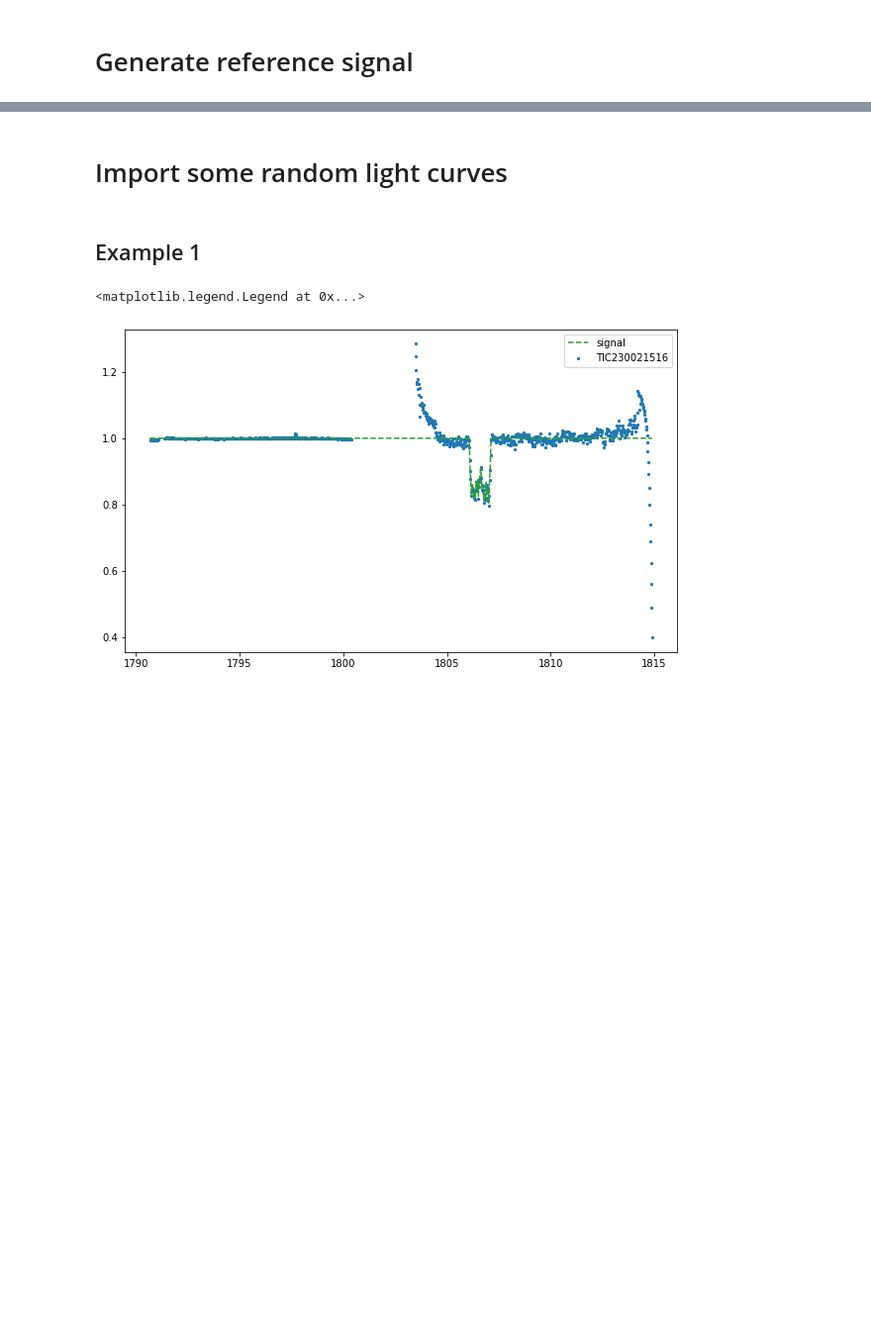
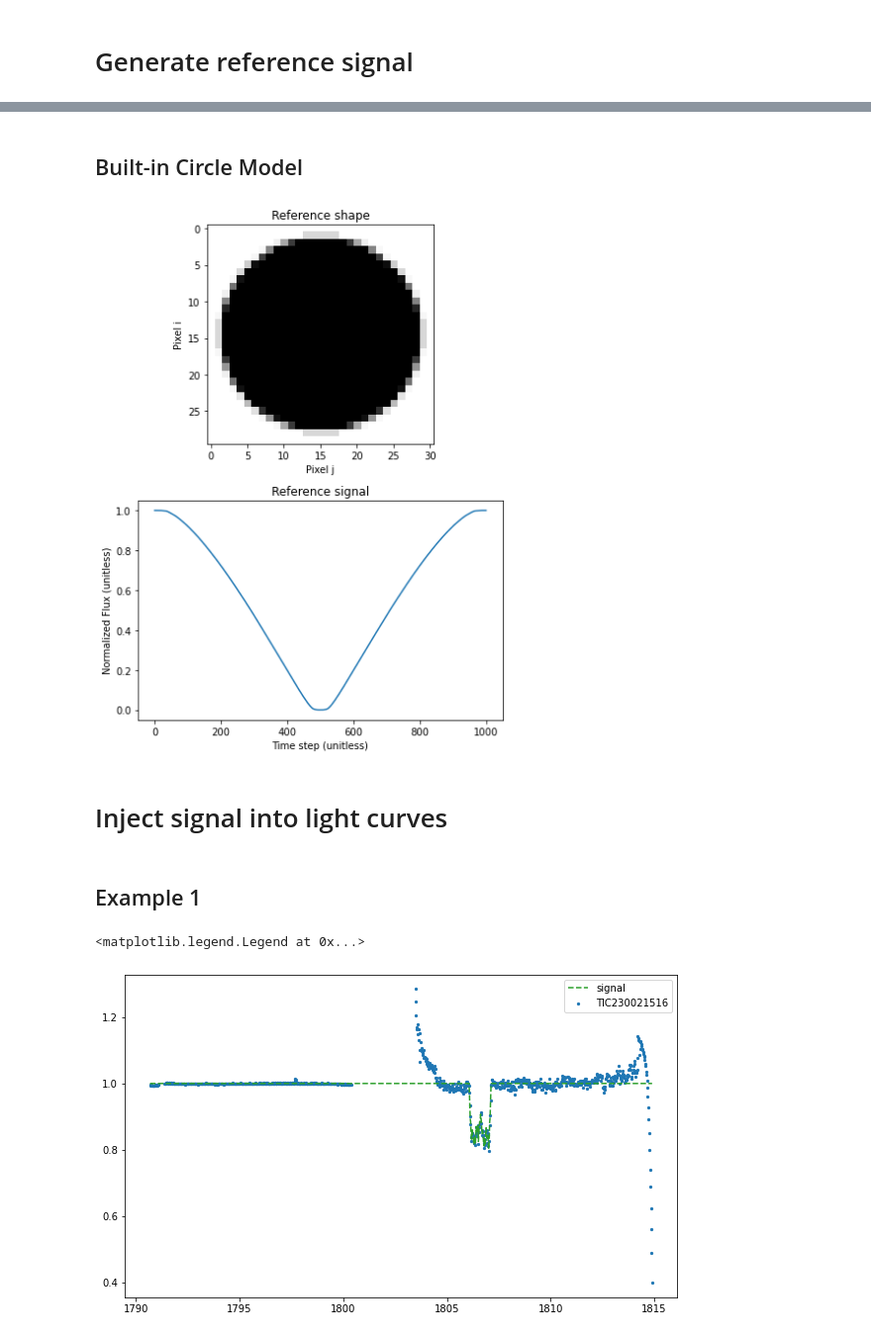
Before and after one commit to d-giles/EightBitTransitGPU, a Jupyter notebook: examples/eightbit-injection.ipynb, the cells around one changed output, grey strips where cells are left out. Shown at 99% size. Saved outputs shown, nothing was run; the diff lists cells and outputs as text; code cells hidden in the pictures; blank space fills up the shorter version.

```diff
--- a/examples/eightbit-injection.ipynb
+++ b/examples/eightbit-injection.ipynb
@@ -40,2 +22,9 @@ ax[1].set_ylabel("Normalized Flux (unitless)");
+# %% [markdown]
+## Built-in Circle Model
+# %%
+circlemodel = CircleTransit()
+circlemodel.show_model()
+# %% [output]
+[figure, added]
 # %% [markdown]
-# Import some random light curves
+# Inject signal into light curves
```
Also changed, not shown: parts of 12 cells of this notebook, 8 other files.
